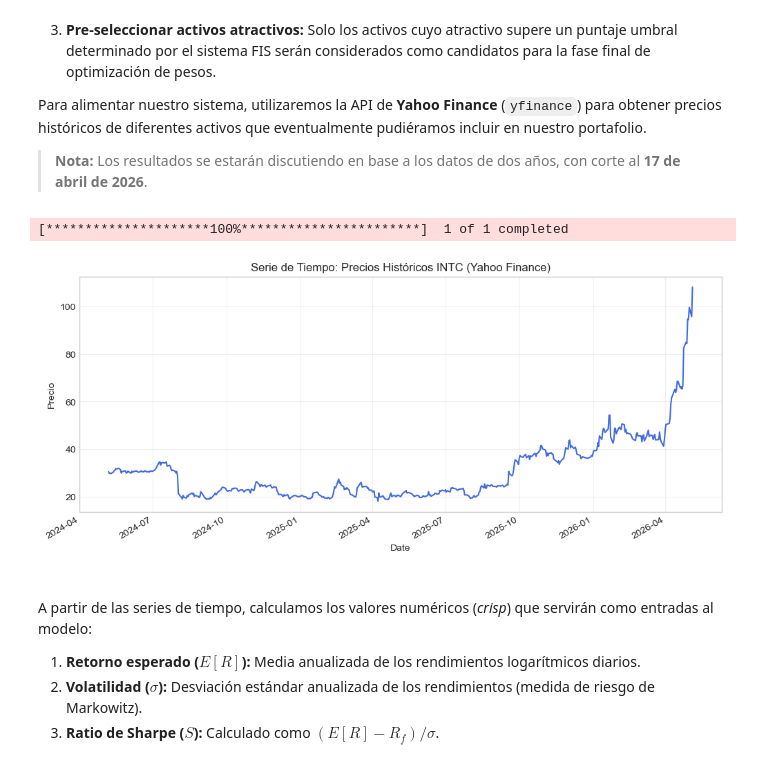
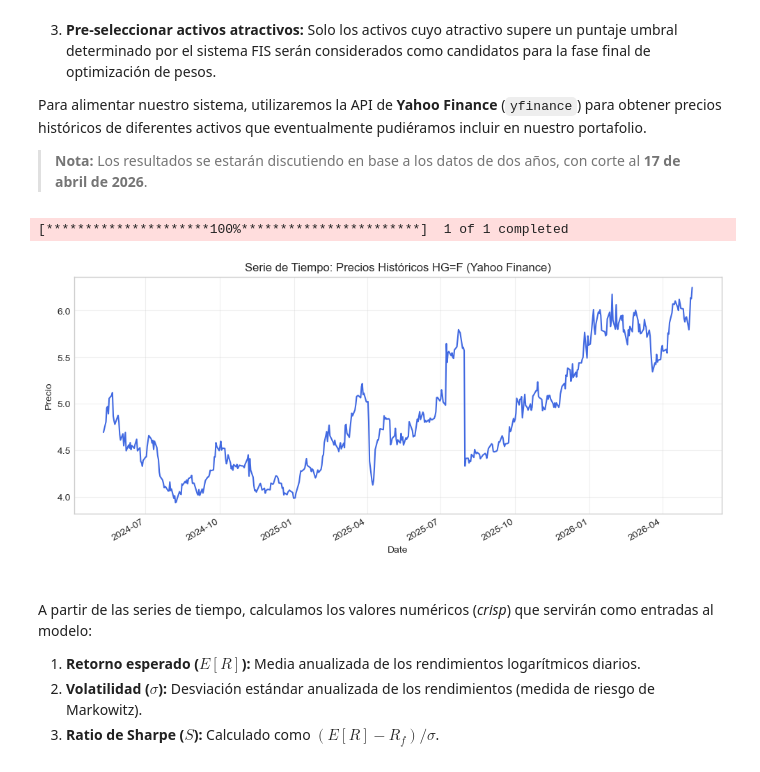
Before and after one commit to RovleZMex/Metaheuristicas-para-Ciencia-de-Datos, a Jupyter notebook: 05_representación_logica_difusa.ipynb, the cells around one changed output. Cells and saved outputs as stored; diff of their text form; code cells hidden in the pictures.

```diff
--- a/05_representación_logica_difusa.ipynb
+++ b/05_representación_logica_difusa.ipynb
@@ -1072,35 +1072,35 @@ def generar_datos(ticker="NVDA", n_points=1000):
     plt.figure(figsize=(12, 5))
 
     raw = yf.download(ticker, period="2y", interval="1d", auto_adjust=True)
 
     # 3. Limpieza de MultiIndex (Para que funcione con cualquier versión de yfinance)
     if isinstance(raw.columns, pd.MultiIndex):
         raw.columns = raw.columns.get_level_values(0)
 
     # Verificación de datos
     if raw.empty:
         print(f"Error: No se pudieron descargar datos para {ticker_symbol}. Revisa tu conexión.")
         return np.nan
     else:
         # 4. Cálculo de Retornos Logarítmicos
         raw['Returns'] = np.log(raw['Close'] / raw['Close'].shift(1))
         df_crisp_data = raw.dropna().copy()
 
         df_crisp_data['Close'].plot(color='royalblue')
         plt.title(f"Serie de Tiempo: Precios Históricos {ticker} (Yahoo Finance)")
         plt.ylabel("Precio")
 
         plt.grid(True, alpha=0.3)
         plt.show()
         return df_crisp_data
 
 # --- SELECCIÓN DEL CONJUNTO DE DATOS ---
-ticker = "INTC"   # "NVDA", "AAPL", "BTC-USD", "GC=F" (Oro), KO (Coca-Cola), "SPAX.PVT", "INTC"
+ticker = "HG=F"   # "NVDA", "AAPL", "BTC-USD", "GC=F" (Oro), KO (Coca-Cola), "SPAX.PVT", "INTC"
                       # "AMD", "PLTR", "MSFT", "NFLX", "AMZN"...
 df_crisp_data = generar_datos(ticker=ticker)
 # %% [output]
 [*********************100%***********************]  1 of 1 completed
-[figure, old version]
+[figure, new version]
 # %% [markdown]
 <br>
 
```
Also changed, not shown: parts of 8 cells of this notebook, 6 other files.
